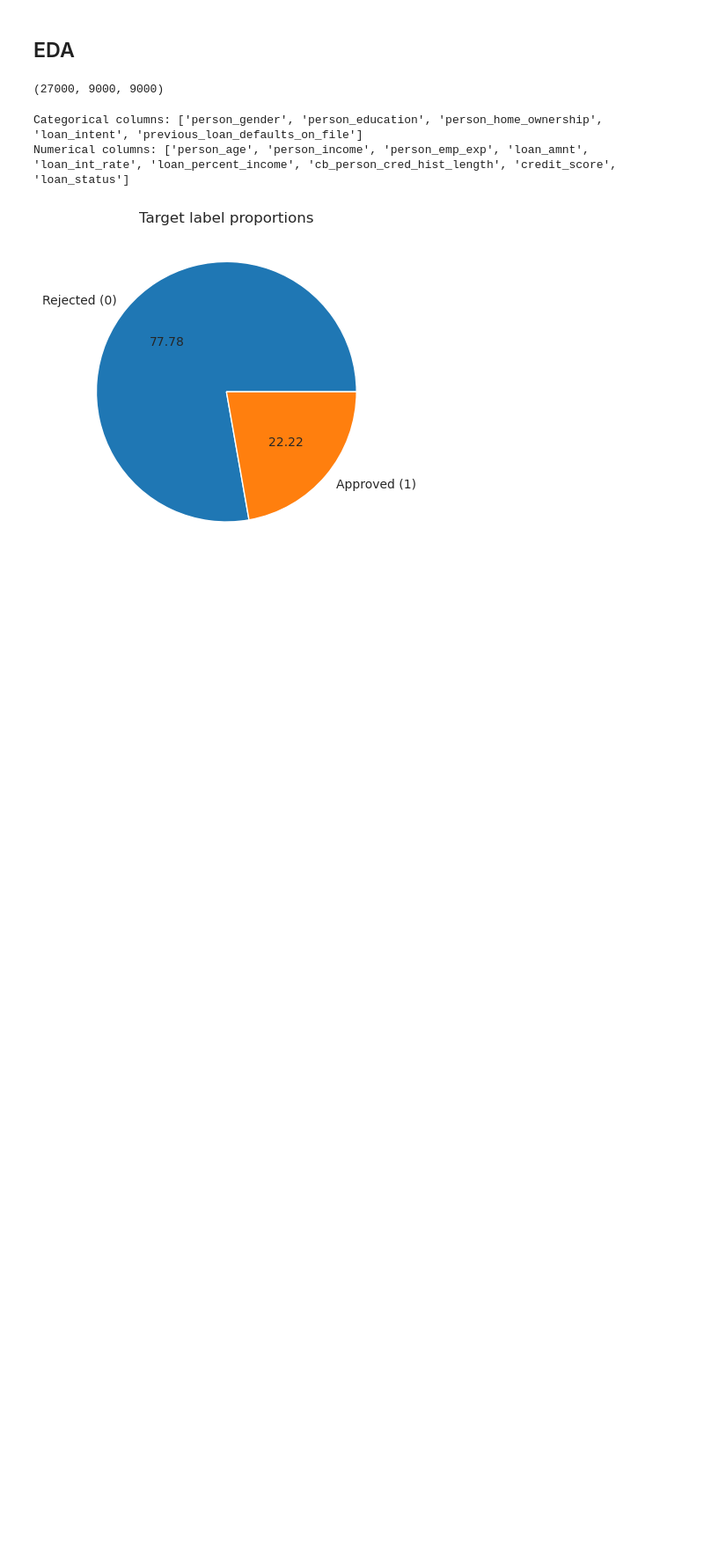
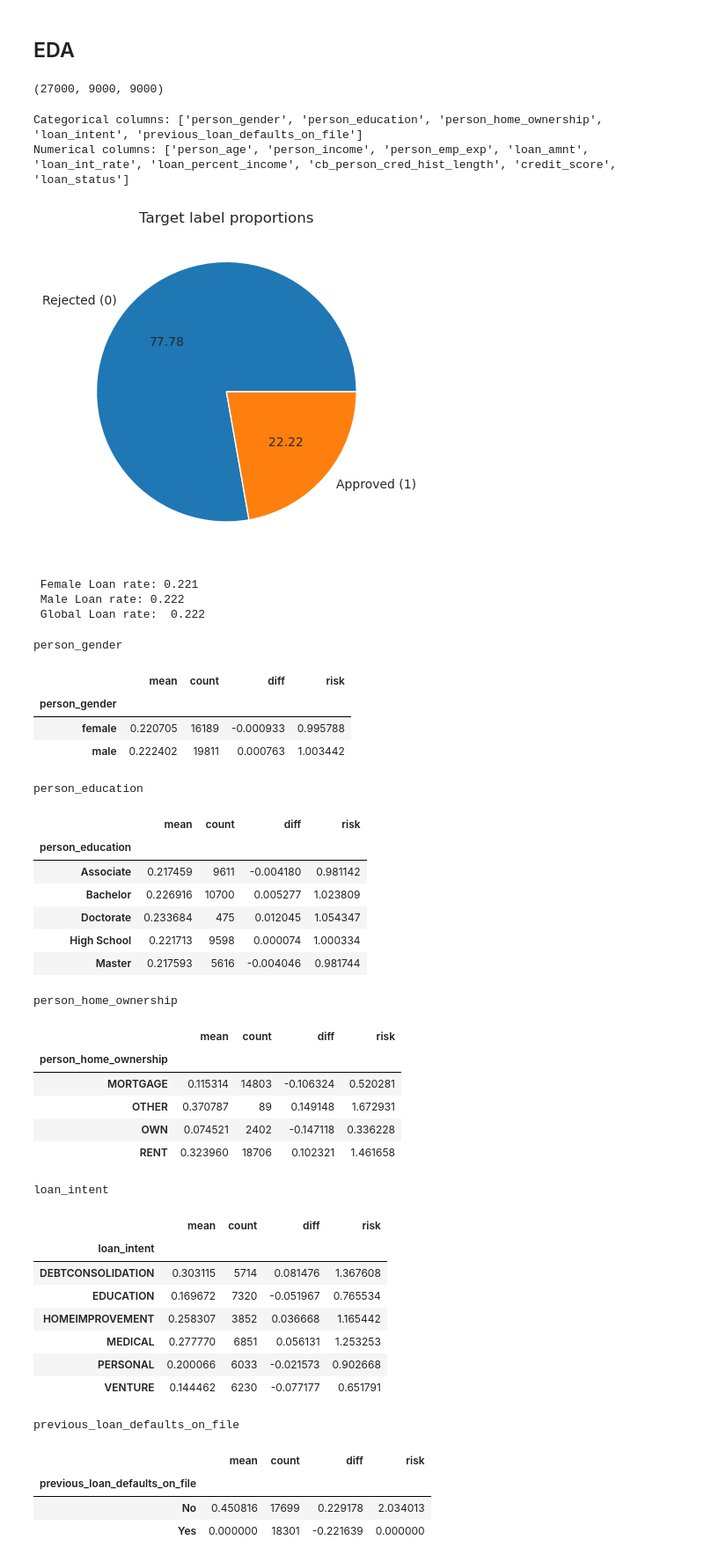
Before and after one commit to TheManuAi/Loan-Prediction-using-ML, a Jupyter notebook: notebook.ipynb, the cells around one changed output. Shown at 88% size. Drawn from its saved outputs; the diff is of its cells as text; code cells hidden in the pictures; blank space fills up the shorter version.

```diff
--- a/notebook.ipynb
+++ b/notebook.ipynb
@@ -76,3 +78,59 @@ plt.title("Target label proportions")
 plt.show()
 # %% [output]
 [figure]
+# %%
+global_loan_rate = (df_full_train.loan_status.mean())
+
+female_loan = df_full_train[df_full_train.person_gender == "female"].loan_status.mean()
+male_loan = df_full_train[df_full_train.person_gender == "male"].loan_status.mean()
+
+print(f" Female Loan rate: {female_loan:.3f}\n Male Loan rate: {male_loan:.3f}\n Global Loan rate:  {global_loan_rate:.3f}")
+# %% [output]
+ Female Loan rate: 0.221
+ Male Loan rate: 0.222
+ Global Loan rate:  0.222
+# %%
+from IPython.display import display
+
+for c in cat_cols:
+    print(c)
+    df_group = df_full_train.groupby(c).loan_status.agg(['mean', 'count'])
+    df_group['diff'] = df_group['mean'] - global_loan_rate
+    df_group['risk'] = df_group['mean'] / global_loan_rate
+    display(df_group)
+    print("\n\n")
+# %% [output]
+person_gender
+|  | mean | count | diff | risk |
+| person_gender |  |  |  |  |
+| female | 0.220705 | 16189 | -0.000933 | 0.995788 |
+| male | 0.222402 | 19811 | 0.000763 | 1.003442 |
+person_education
+|  | mean | count | diff | risk |
+| person_education |  |  |  |  |
+| Associate | 0.217459 | 9611 | -0.004180 | 0.981142 |
+| Bachelor | 0.226916 | 10700 | 0.005277 | 1.023809 |
+| Doctorate | 0.233684 | 475 | 0.012045 | 1.054347 |
+| High School | 0.221713 | 9598 | 0.000074 | 1.000334 |
+| Master | 0.217593 | 5616 | -0.004046 | 0.981744 |
+person_home_ownership
+|  | mean | count | diff | risk |
+| person_home_ownership |  |  |  |  |
+| MORTGAGE | 0.115314 | 14803 | -0.106324 | 0.520281 |
+| OTHER | 0.370787 | 89 | 0.149148 | 1.672931 |
+| OWN | 0.074521 | 2402 | -0.147118 | 0.336228 |
+| RENT | 0.323960 | 18706 | 0.102321 | 1.461658 |
+loan_intent
+|  | mean | count | diff | risk |
+| loan_intent |  |  |  |  |
+| DEBTCONSOLIDATION | 0.303115 | 5714 | 0.081476 | 1.367608 |
+| EDUCATION | 0.169672 | 7320 | -0.051967 | 0.765534 |
+| HOMEIMPROVEMENT | 0.258307 | 3852 | 0.036668 | 1.165442 |
+| MEDICAL | 0.277770 | 6851 | 0.056131 | 1.253253 |
+| PERSONAL | 0.200066 | 6033 | -0.021573 | 0.902668 |
+| VENTURE | 0.144462 | 6230 | -0.077177 | 0.651791 |
+previous_loan_defaults_on_file
+|  | mean | count | diff | risk |
+| previous_loan_defaults_on_file |  |  |  |  |
+| No | 0.450816 | 17699 | 0.229178 | 2.034013 |
+| Yes | 0.000000 | 18301 | -0.221639 | 0.000000 |
```
Also changed, not shown: parts of 4 cells of this notebook.
